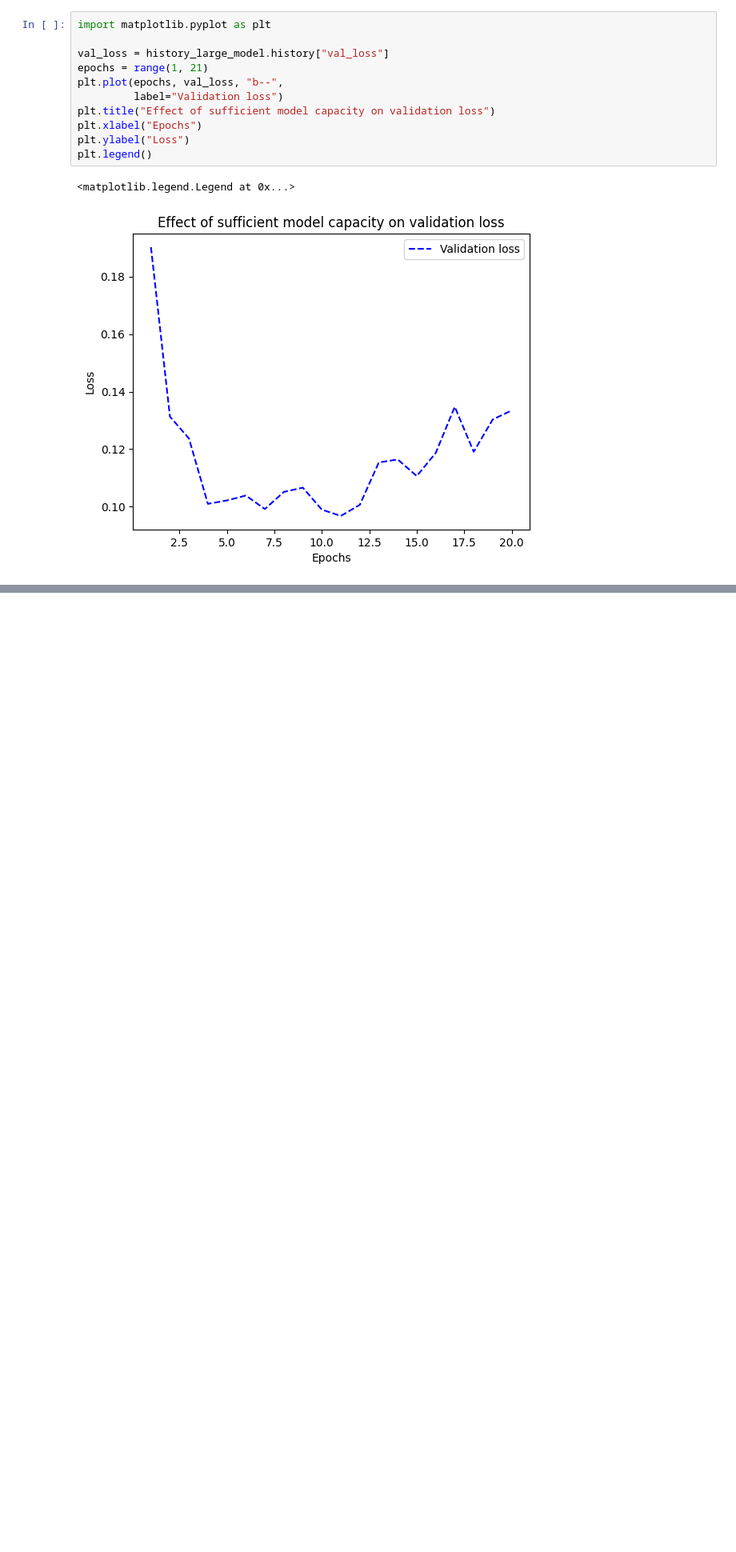
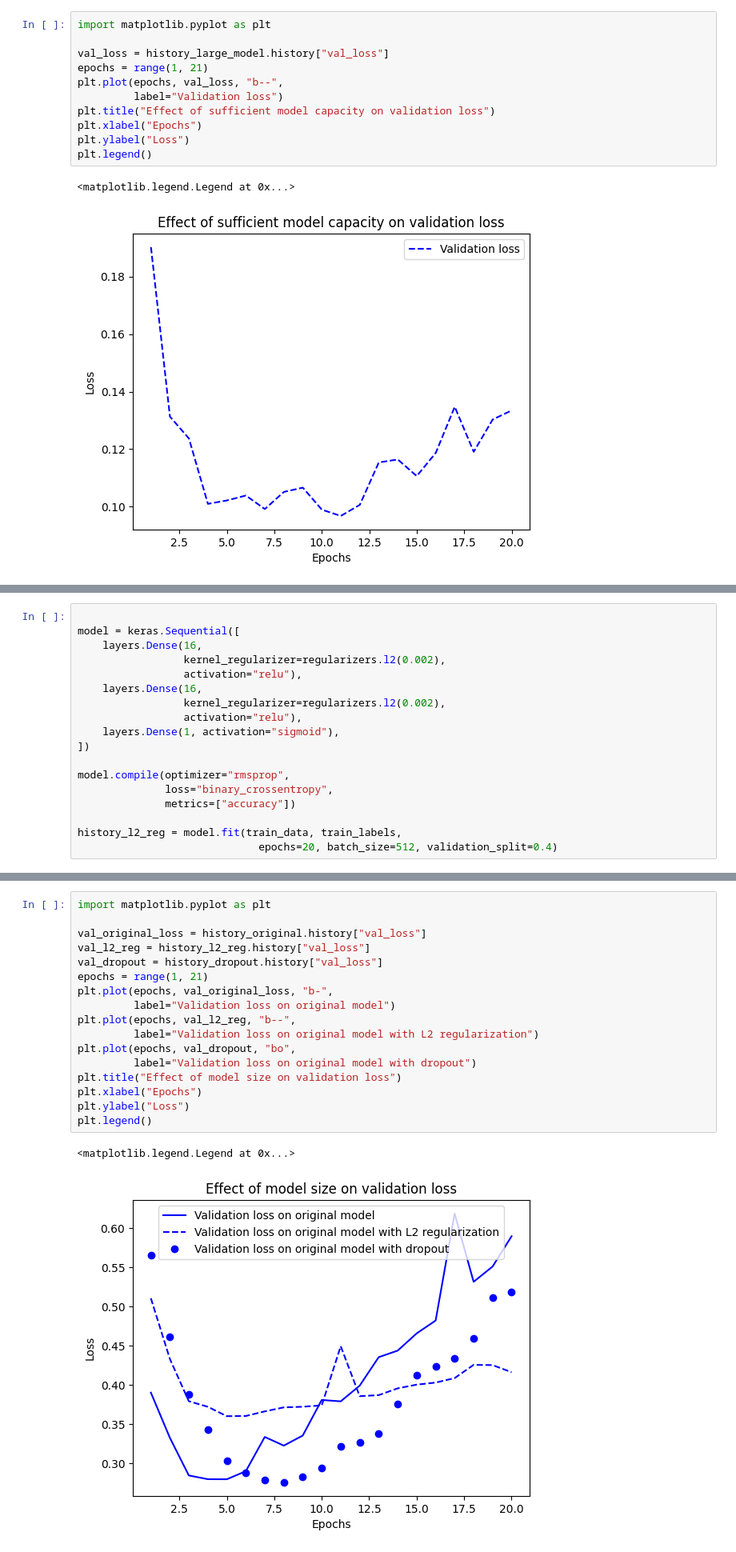
Before and after one commit to jeffkayser2/deep-learning-with-python-notebooks, a Jupyter notebook: DL_Book_Chapter_5.ipynb, the cells around one changed output, grey strips where cells are left out. Shown at 80% size. Cells and saved outputs as stored; diff of their text form; blank space fills up the shorter version.

```diff
--- a/DL_Book_Chapter_5.ipynb
+++ b/DL_Book_Chapter_5.ipynb
@@ -253,0 +335,18 @@ plt.legend()
+# %%
+
+model = keras.Sequential([
+    layers.Dense(16,
+                 kernel_regularizer=regularizers.l2(0.002),
+                 activation="relu"),
+    layers.Dense(16,
+                 kernel_regularizer=regularizers.l2(0.002),
+                 activation="relu"),
+    layers.Dense(1, activation="sigmoid"),
+])
+
+model.compile(optimizer="rmsprop",
+              loss="binary_crossentropy",
+              metrics=["accuracy"])
+
+history_l2_reg = model.fit(train_data, train_labels,
+                             epochs=20, batch_size=512, validation_split=0.4)
@@ -253,0 +402,20 @@ plt.legend()
+# %%
+import matplotlib.pyplot as plt
+
+val_original_loss = history_original.history["val_loss"]
+val_l2_reg = history_l2_reg.history["val_loss"]
+val_dropout = history_dropout.history["val_loss"]
+epochs = range(1, 21)
+plt.plot(epochs, val_original_loss, "b-",
+         label="Validation loss on original model")
+plt.plot(epochs, val_l2_reg, "b--",
+         label="Validation loss on original model with L2 regularization")
+plt.plot(epochs, val_dropout, "bo",
+         label="Validation loss on original model with dropout")
+plt.title("Effect of model size on validation loss")
+plt.xlabel("Epochs")
+plt.ylabel("Loss")
+plt.legend()
+# %% [output]
+<matplotlib.legend.Legend at 0x...>
+[figure, added]
```
Also changed, not shown: parts of 6 cells of this notebook.
